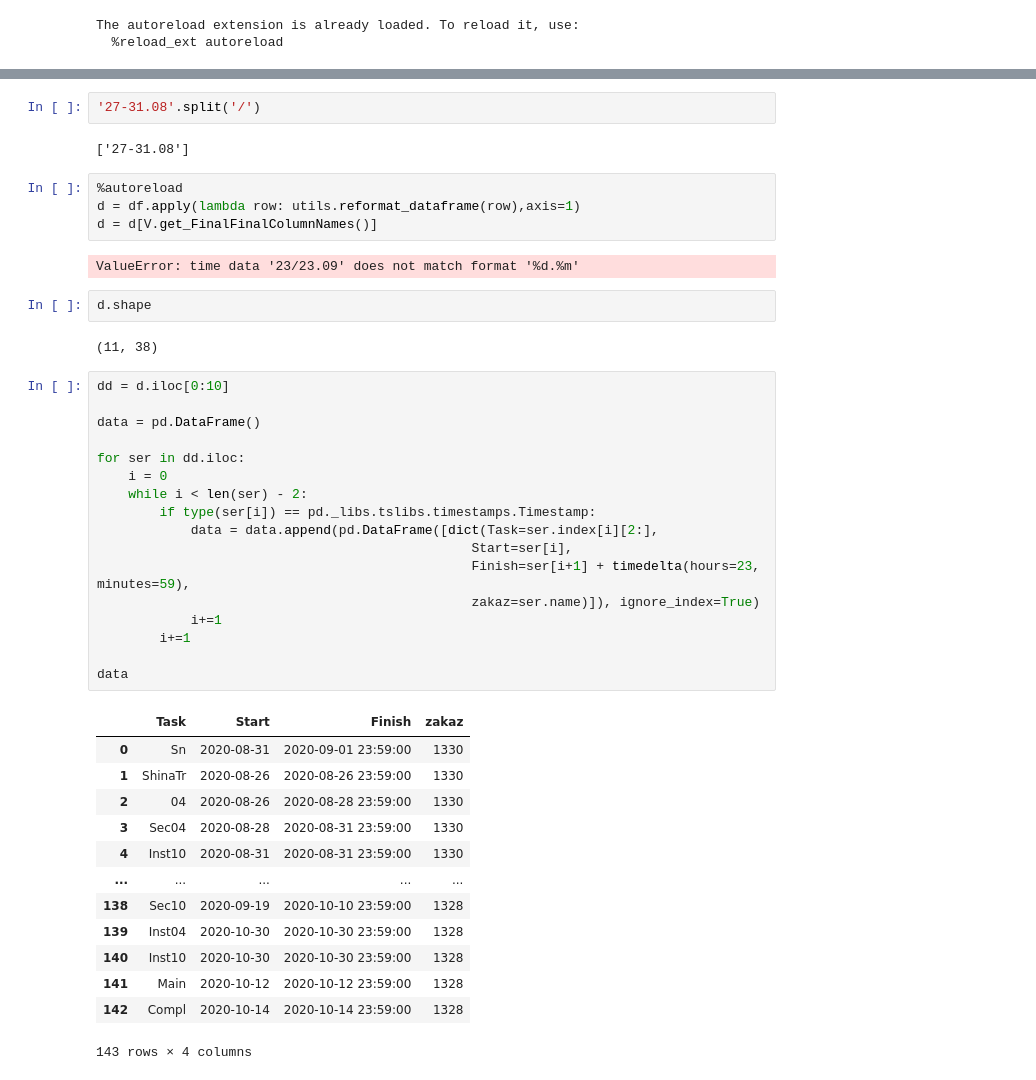
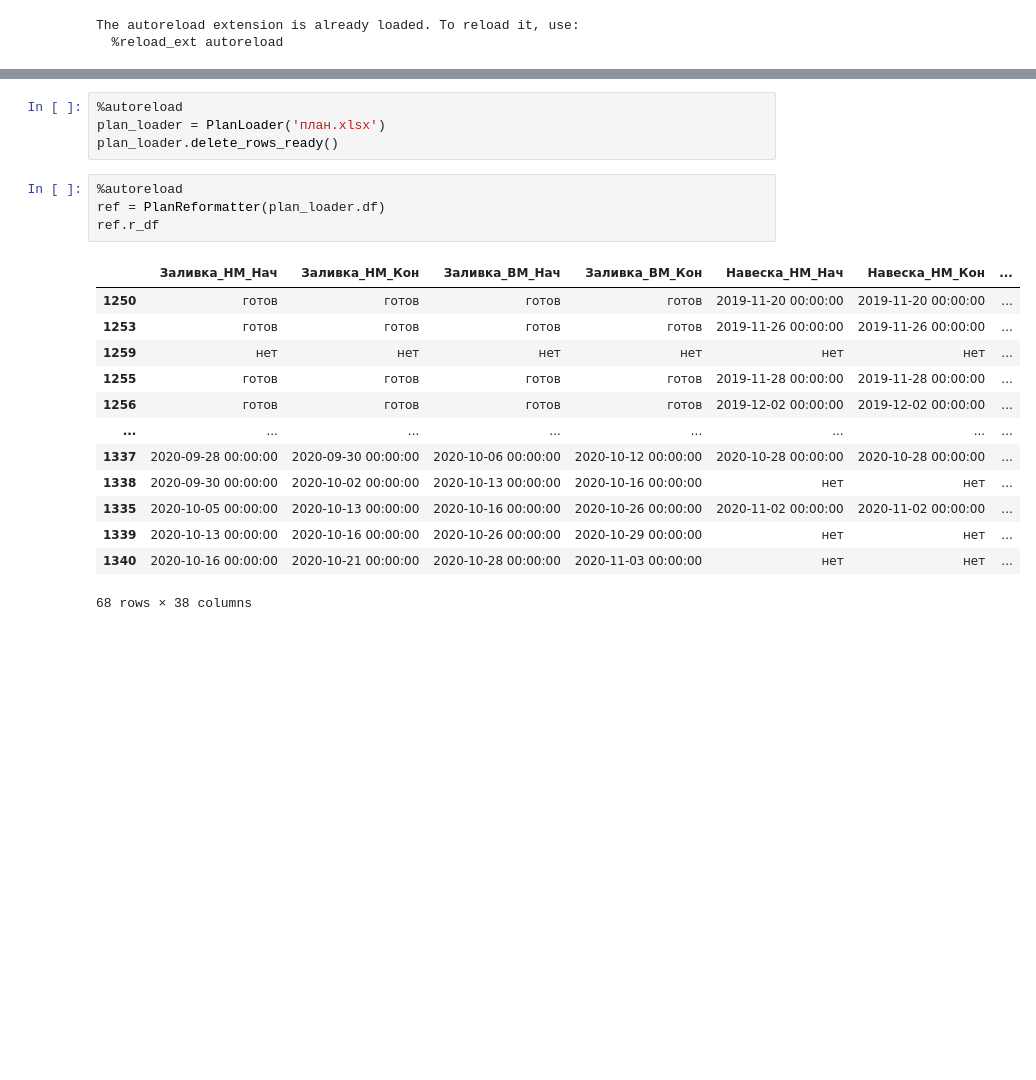
Before and after one commit to TimurKarev/Plan, a Jupyter notebook: test.ipynb, the cells around one changed output, grey strips where cells are left out. Drawn from its saved outputs; the diff is of its cells as text; blank space fills up the shorter version.

Commit message:
reformatter for gantt ready

```diff
--- a/test.ipynb
+++ b/test.ipynb
@@ -67,45 +16,22 @@ df_names
-# %%
-'27-31.08'.split('/')
-# %% [output]
-['27-31.08']
-# %%
-%autoreload
-d = df.apply(lambda row: utils.reformat_dataframe(row),axis=1)
-d = d[V.get_FinalFinalColumnNames()]
-# %% [output]
-ValueError: time data '23/23.09' does not match format '%d.%m'
-# %%
-d.shape
-# %% [output]
-(11, 38)
-# %%
-dd = d.iloc[0:10]
-
-data = pd.DataFrame()
-
-for ser in dd.iloc:
-    i = 0
-    while i < len(ser) - 2:
-        if type(ser[i]) == pd._libs.tslibs.timestamps.Timestamp:
-            data = data.append(pd.DataFrame([dict(Task=ser.index[i][2:],
-                                                Start=ser[i],
-                                                Finish=ser[i+1] + timedelta(hours=23, minutes=59),
-                                                zakaz=ser.name)]), ignore_index=True)
-            i+=1
-        i+=1
-
-data
-# %% [output]
-|  | Task | Start | Finish | zakaz |
-| 0 | Sn | 2020-08-31 | 2020-09-01 23:59:00 | 1330 |
-| 1 | ShinaTr | 2020-08-26 | 2020-08-26 23:59:00 | 1330 |
-| 2 | 04 | 2020-08-26 | 2020-08-28 23:59:00 | 1330 |
-| 3 | Sec04 | 2020-08-28 | 2020-08-31 23:59:00 | 1330 |
-| 4 | Inst10 | 2020-08-31 | 2020-08-31 23:59:00 | 1330 |
-| ... | ... | ... | ... | ... |
-| 138 | Sec10 | 2020-09-19 | 2020-10-10 23:59:00 | 1328 |
-| 139 | Inst04 | 2020-10-30 | 2020-10-30 23:59:00 | 1328 |
-| 140 | Inst10 | 2020-10-30 | 2020-10-30 23:59:00 | 1328 |
-| 141 | Main | 2020-10-12 | 2020-10-12 23:59:00 | 1328 |
-| 142 | Compl | 2020-10-14 | 2020-10-14 23:59:00 | 1328 |
-143 rows × 4 columns
+# %%
+%autoreload
+plan_loader = PlanLoader('план.xlsx')
+plan_loader.delete_rows_ready()
+# %%
+%autoreload
+ref = PlanReformatter(plan_loader.df)
+ref.r_df
+# %% [output]
+|  | Заливка_НМ_Нач | Заливка_НМ_Кон | Заливка_ВМ_Нач | Заливка_ВМ_Кон | Навеска_НМ_Нач | Навеска_НМ_Кон | ... |
+| 1250 | готов | готов | готов | готов | 2019-11-20 00:00:00 | 2019-11-20 00:00:00 | ... |
+| 1253 | готов | готов | готов | готов | 2019-11-26 00:00:00 | 2019-11-26 00:00:00 | ... |
+| 1259 | нет | нет | нет | нет | нет | нет | ... |
+| 1255 | готов | готов | готов | готов | 2019-11-28 00:00:00 | 2019-11-28 00:00:00 | ... |
+| 1256 | готов | готов | готов | готов | 2019-12-02 00:00:00 | 2019-12-02 00:00:00 | ... |
+| ... | ... | ... | ... | ... | ... | ... | ... |
+| 1337 | 2020-09-28 00:00:00 | 2020-09-30 00:00:00 | 2020-10-06 00:00:00 | 2020-10-12 00:00:00 | 2020-10-28 00:00:00 | 2020-10-28 00:00:00 | ... |
+| 1338 | 2020-09-30 00:00:00 | 2020-10-02 00:00:00 | 2020-10-13 00:00:00 | 2020-10-16 00:00:00 | нет | нет | ... |
+| 1335 | 2020-10-05 00:00:00 | 2020-10-13 00:00:00 | 2020-10-16 00:00:00 | 2020-10-26 00:00:00 | 2020-11-02 00:00:00 | 2020-11-02 00:00:00 | ... |
+| 1339 | 2020-10-13 00:00:00 | 2020-10-16 00:00:00 | 2020-10-26 00:00:00 | 2020-10-29 00:00:00 | нет | нет | ... |
+| 1340 | 2020-10-16 00:00:00 | 2020-10-21 00:00:00 | 2020-10-28 00:00:00 | 2020-11-03 00:00:00 | нет | нет | ... |
+68 rows × 38 columns
```
Also changed, not shown: parts of 12 cells of this notebook, 6 other files.
